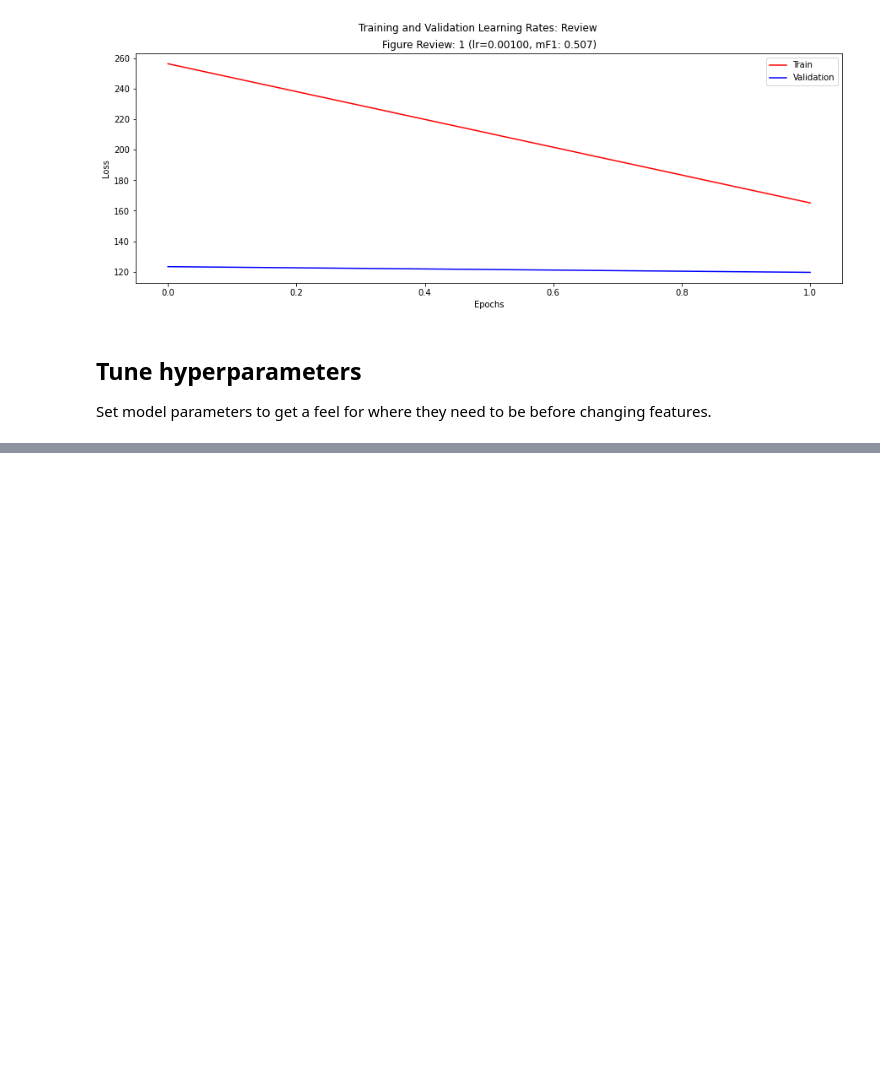
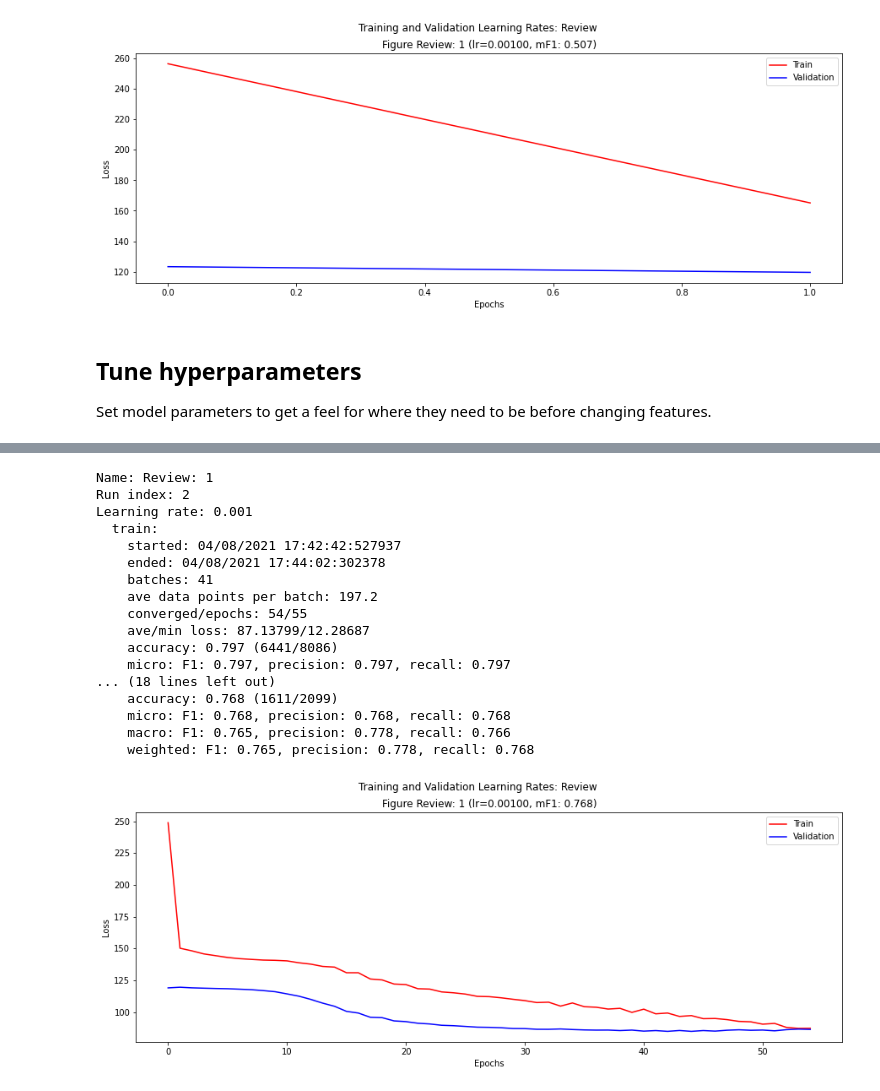
Before and after one commit to plandes/deepnlp, a Jupyter notebook: example/movie/notebook/movie.ipynb, the cells around one changed output, grey strips where cells are left out. Saved outputs shown, nothing was run; the diff lists cells and outputs as text; code cells hidden in the pictures; blank space fills up the shorter version.

```diff
--- a/example/movie/notebook/movie.ipynb
+++ b/example/movie/notebook/movie.ipynb
@@ -197,8 +177,9 @@ movie.model.ReviewNetwork (2)
 # %%
-facade.epochs = 60
+facade.epochs = 45
 facade.embedding = 'word2vec_300_embedding'
 facade.train()
 facade.test()
 facade.write_result()
 facade.plot_result()
-facade.persist_result()
+#facade.persist_result()
+# %% [output]
@@ -205 +203,19 @@ facade.persist_result()
+Name: Review: 1
+Run index: 2
+Learning rate: 0.001
+  train:
+    started: 04/08/2021 17:42:42:527937
+    ended: 04/08/2021 17:44:02:302378
+    batches: 41
+    ave data points per batch: 197.2
+    converged/epochs: 54/55
+    ave/min loss: 87.13799/12.28687
+    accuracy: 0.797 (6441/8086)
+    micro: F1: 0.797, precision: 0.797, recall: 0.797
+... (18 lines left out)
+    accuracy: 0.768 (1611/2099)
+    micro: F1: 0.768, precision: 0.768, recall: 0.768
+    macro: F1: 0.765, precision: 0.778, recall: 0.766
+    weighted: F1: 0.765, precision: 0.778, recall: 0.768
+[figure, added]
 # %%
```
Also changed, not shown: parts of 8 cells of this notebook, 12 other files.
